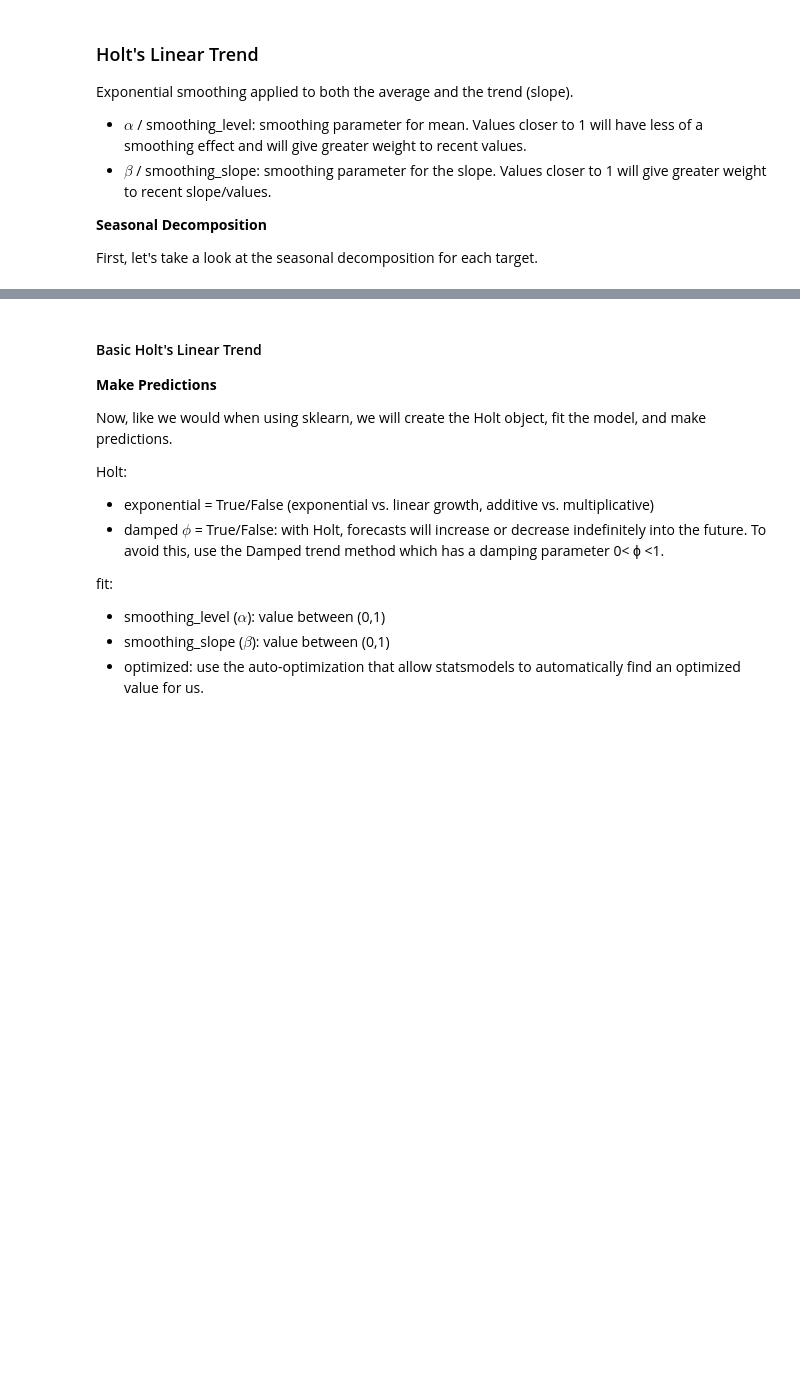
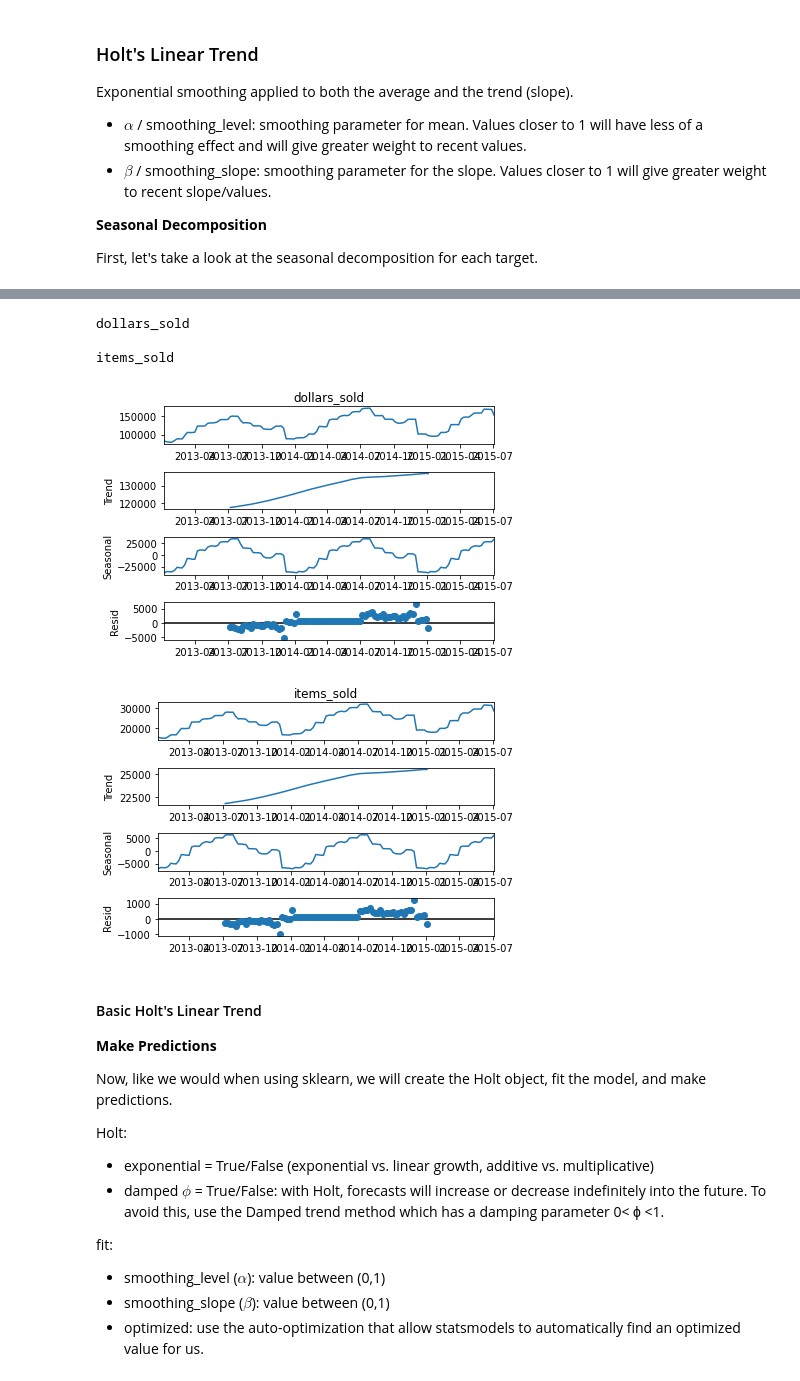
Before and after one commit to CodeupClassroom/innis-timeseries-exercises, a Jupyter notebook: modeling-lesson.ipynb, the cells around one changed output, grey strips where cells are left out. Saved outputs shown, nothing was run; the diff lists cells and outputs as text; code cells hidden in the pictures; blank space fills up the shorter version.

Commit message:
add completed model lesson notebook

```diff
--- a/modeling-lesson.ipynb
+++ b/modeling-lesson.ipynb
@@ -250,5 +360,5 @@ dollars
 Items
 # %%
 # take the last item of dollars sold and assign to variable
-items =
+items = train['items_sold'][-1:][0]
 items
@@ -258,0 +367,7 @@ yhat_df.head()
+# %%
+yhat_df = pd.DataFrame(
+    {'dollars_sold': [dollars],
+     'items_sold': [items]},
+    index=validate.index)
+
+yhat_df.head()
@@ -344,6 +541,6 @@ period = 30
 
 # take 30 day rolling average, then take the last element and that will the one that propogates
 # forward as our prediction.
-dollars =
-items =
+dollars = round(train['dollars_sold'].rolling(period).mean()[-1], 2)
+items = round(train['items_sold'].rolling(period).mean()[-1], 2)
 print(dollars, items)
@@ -376,2 +592,13 @@ for p in periods:
+# %%
+periods = [4, 12, 26, 52, 104]
+
+for p in periods:
+    dollars = round(train['dollars_sold'].rolling(p).mean()[-1], 2)
+    items = round(train['items_sold'].rolling(p).mean()[-1], 2)
+    yhat_df = make_predictions(dollars, items)
+    model_type = str(p) + '_day_moving_avg'
+    for col in train.columns:
+        eval_df = append_eval_df(model_type = model_type,
+                                target_var = col)
 # %%
 eval_df
@@ -407,5 +664,13 @@ plt.show()
 # %%
 for col in train.columns:
+    print(col,'\n')
+    sm.tsa.seasonal_decompose(train[col].resample('W').mean()).plot()
+# %% [output]
+dollars_sold
+
+items_sold
+[figure, added]
+[figure, added]
 # %% [markdown]
 #### Basic Holt's Linear Trend
 
```
Also changed, not shown: parts of 80 cells of this notebook.
